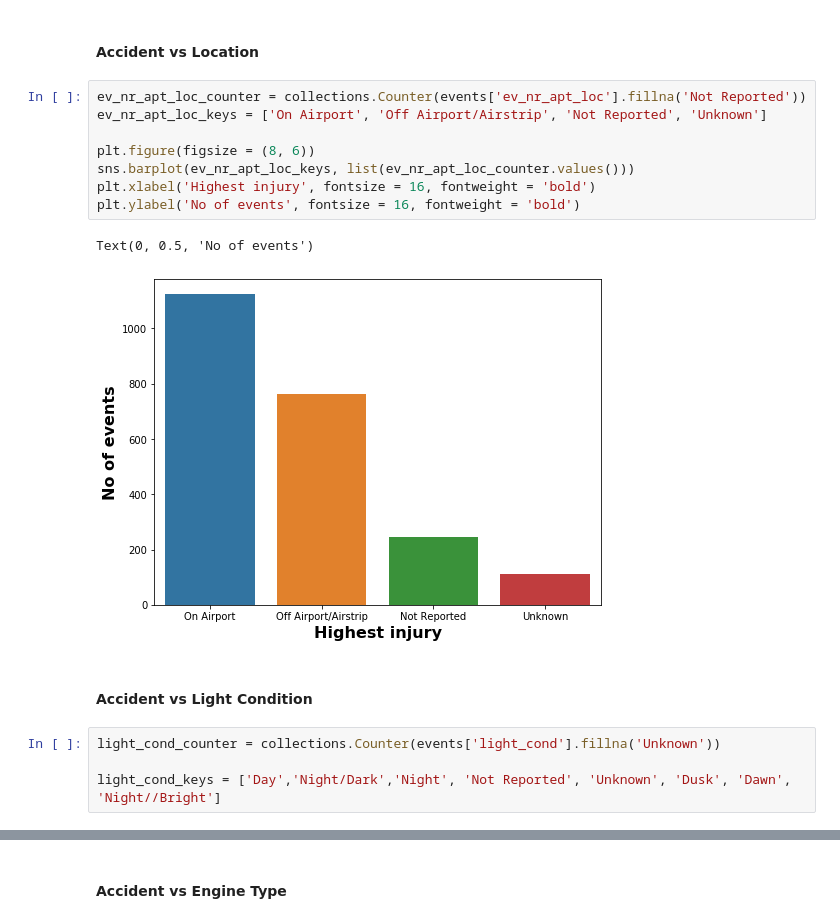
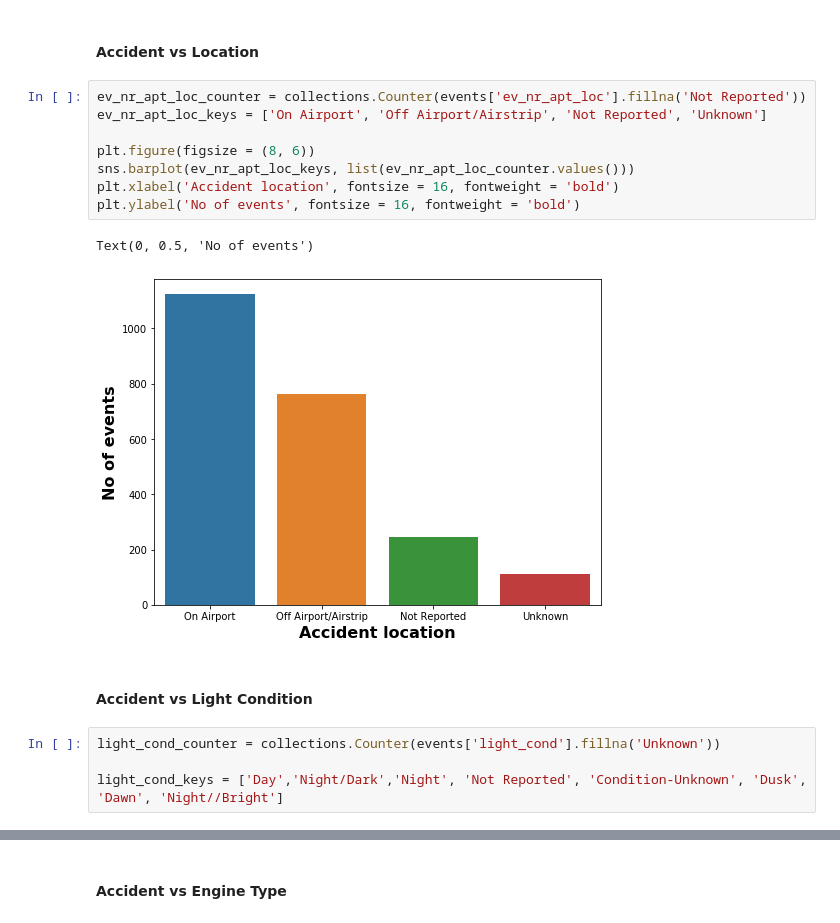
Before and after one commit to zxgcqupt/NTSB_Bayesian_Network, a Jupyter notebook: main.ipynb, the cells around one changed output, grey strips where cells are left out. Drawn from its saved outputs; the diff is of its cells as text.

```diff
--- a/main.ipynb
+++ b/main.ipynb
@@ -145,20 +145,20 @@ Text(0, 0.5, 'No of events')
 # %%
 ev_nr_apt_loc_counter = collections.Counter(events['ev_nr_apt_loc'].fillna('Not Reported'))
 ev_nr_apt_loc_keys = ['On Airport', 'Off Airport/Airstrip', 'Not Reported', 'Unknown']
 
 plt.figure(figsize = (8, 6))
 sns.barplot(ev_nr_apt_loc_keys, list(ev_nr_apt_loc_counter.values()))
-plt.xlabel('Highest injury', fontsize = 16, fontweight = 'bold')
+plt.xlabel('Accident location', fontsize = 16, fontweight = 'bold')
 plt.ylabel('No of events', fontsize = 16, fontweight = 'bold')
 # %% [output]
 Text(0, 0.5, 'No of events')
-[figure, old version]
+[figure, new version]
 # %% [markdown]
 #### Accident vs Light Condition
 # %%
 light_cond_counter = collections.Counter(events['light_cond'].fillna('Unknown'))
 
-light_cond_keys = ['Day','Night/Dark','Night', 'Not Reported', 'Unknown', 'Dusk', 'Dawn', 'Night//Bright']
+light_cond_keys = ['Day','Night/Dark','Night', 'Not Reported', 'Condition-Unknown', 'Dusk', 'Dawn', 'Night//Bright']
 # %%
 plt.figure(figsize = (8, 6))
 sns.barplot(light_cond_keys, list(light_cond_counter.values()))
```
Also changed, not shown: parts of 37 cells of this notebook.
